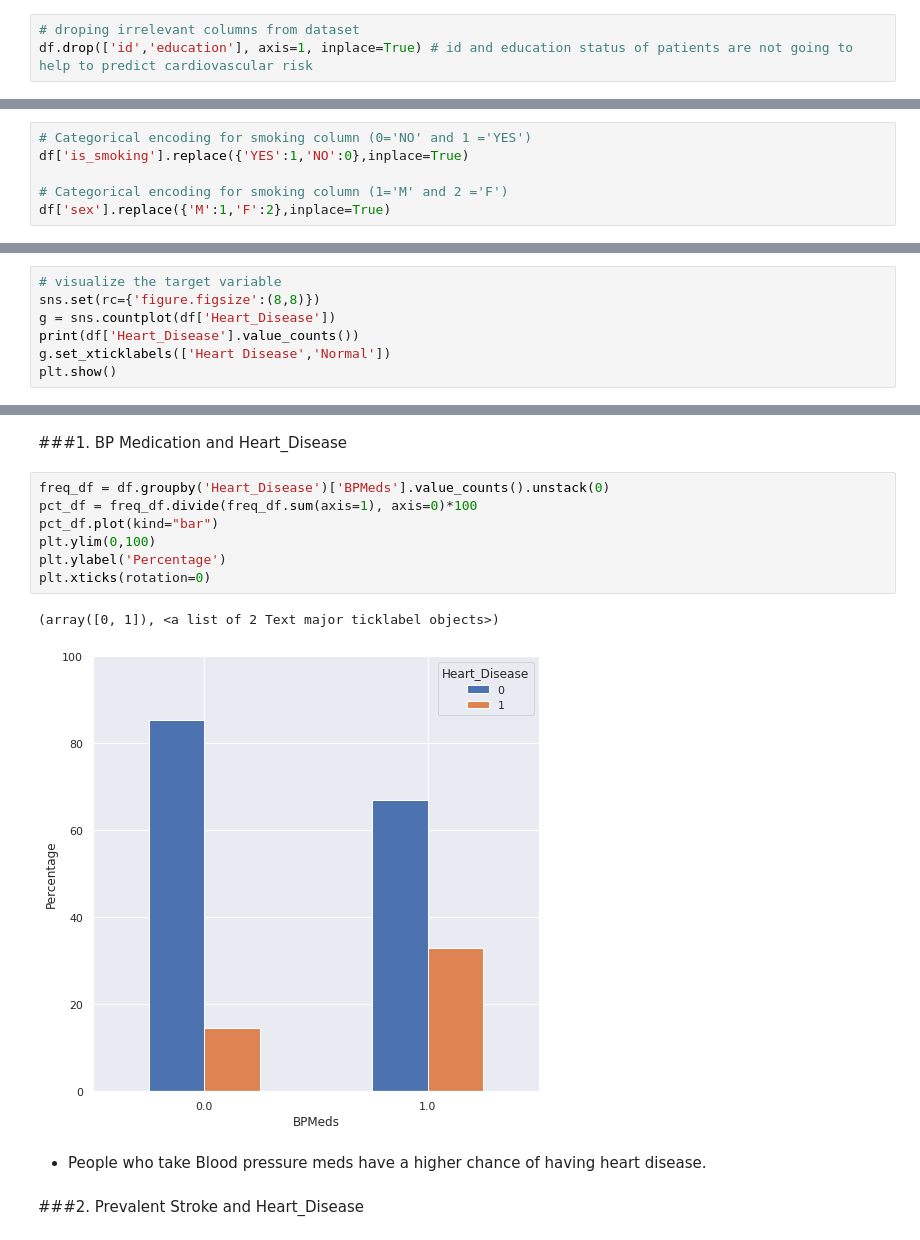
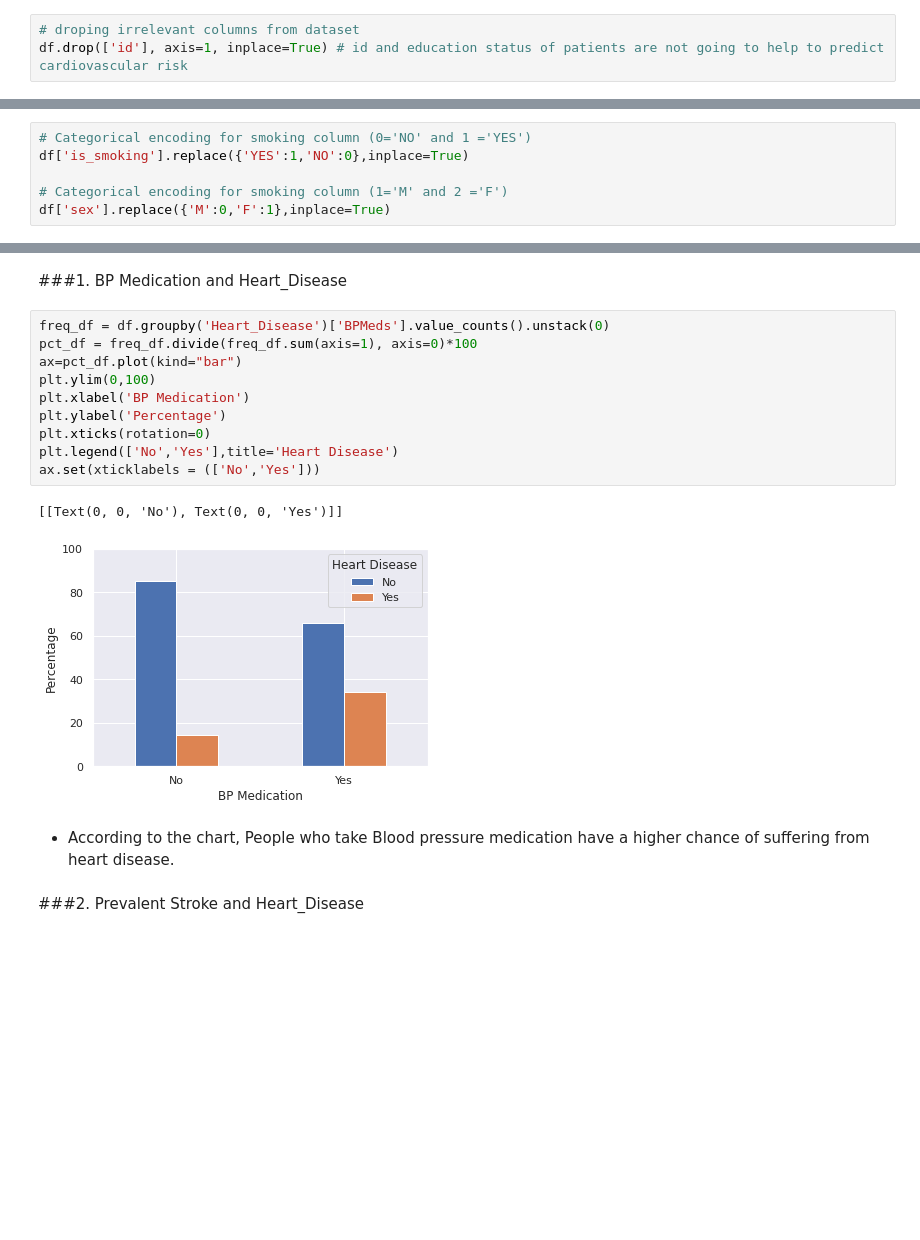
Before and after one commit to niteshavagabond/Cardiovascular-Risk-Prediction, a Jupyter notebook: Cardiovascular_Risk_Prediction.ipynb, the cells around one changed output, grey strips where cells are left out. Drawn from its saved outputs; the diff is of its cells as text; blank space fills up the shorter version.

```diff
--- a/Cardiovascular_Risk_Prediction.ipynb
+++ b/Cardiovascular_Risk_Prediction.ipynb
@@ -117,4 +123,4 @@ memory usage: 450.4+ KB
 ## 1. Droping irrelevant features
 # %%
 # droping irrelevant columns from dataset
-df.drop(['id','education'], axis=1, inplace=True) # id and education status of patients are not going to help to predict cardiovascular risk
+df.drop(['id'], axis=1, inplace=True) # id and education status of patients are not going to help to predict cardiovascular risk
@@ -296,7 +307,7 @@ df.head()
 df['is_smoking'].replace({'YES':1,'NO':0},inplace=True)
 
 # Categorical encoding for smoking column (1='M' and 2 ='F')
-df['sex'].replace({'M':1,'F':2},inplace=True)
+df['sex'].replace({'M':0,'F':1},inplace=True)
 # %% [markdown]
 ## 7. Renaming Target Variable
 # %%
@@ -350,10 +335,3 @@ calc_vif(df[[i for i in df.describe().columns if i not in ['Heart_Disease']]])
 ##Univariate analysis
 # %% [markdown]
 ### 1. Heart disease (target variable) distribution
-# %%
-# visualize the target variable
-sns.set(rc={'figure.figsize':(8,8)})
-g = sns.countplot(df['Heart_Disease'])
-print(df['Heart_Disease'].value_counts())
-g.set_xticklabels(['Heart Disease','Normal'])
-plt.show()
@@ -549,15 +518,18 @@ memory usage: 369.6 KB
 # %%
 freq_df = df.groupby('Heart_Disease')['BPMeds'].value_counts().unstack(0)
 pct_df = freq_df.divide(freq_df.sum(axis=1), axis=0)*100
-pct_df.plot(kind="bar")
+ax=pct_df.plot(kind="bar")
 plt.ylim(0,100)
+plt.xlabel('BP Medication')
 plt.ylabel('Percentage')
 plt.xticks(rotation=0)
+plt.legend(['No','Yes'],title='Heart Disease')
+ax.set(xticklabels = (['No','Yes']))
 # %% [output]
-(array([0, 1]), <a list of 2 Text major ticklabel objects>)
+[[Text(0, 0, 'No'), Text(0, 0, 'Yes')]]
-[figure, old version]
+[figure, new version]
 # %% [markdown]
-* People who take Blood pressure meds have a higher chance of having heart disease.
+* According to the chart, People who take Blood pressure medication have a higher chance of suffering from heart disease.
 # %% [markdown]
 ###2. Prevalent Stroke and Heart_Disease
 # %%
```
Also changed, not shown: parts of 155 cells of this notebook.
